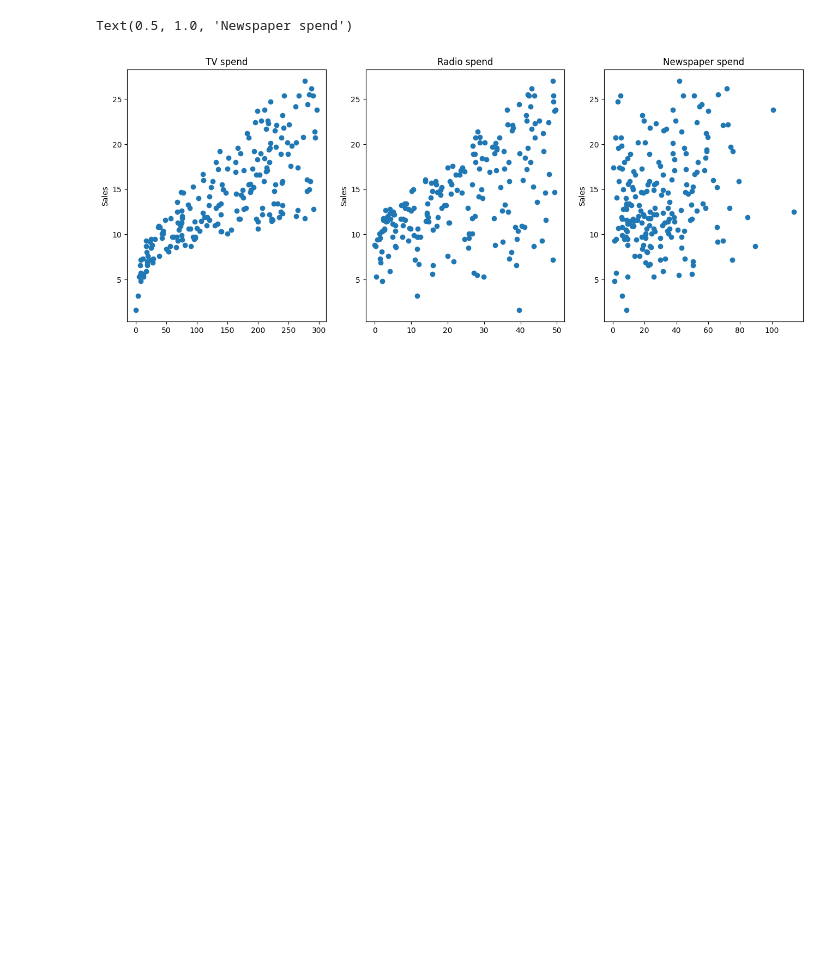
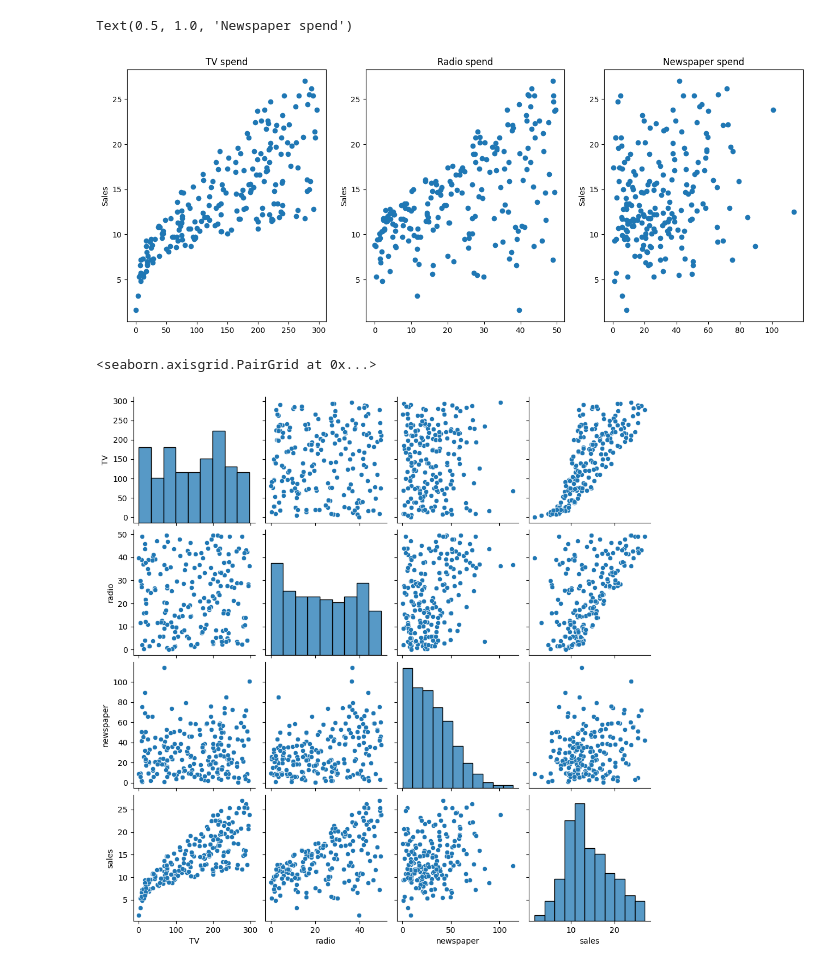
Before and after one commit to codingwithkien/Machine-Learning-with-Scikit-Learn, a Jupyter notebook: Linear Regression/train_test_split.ipynb, the cells around one changed output. Drawn from its saved outputs; the diff is of its cells as text; code cells hidden in the pictures; blank space fills up the shorter version.

Commit message:
sns.pairplot()

```diff
--- a/Linear Regression/train_test_split.ipynb
+++ b/Linear Regression/train_test_split.ipynb
@@ -31,3 +31,8 @@ axis[2].set_title("Newspaper spend")
 # %% [output]
 Text(0.5, 1.0, 'Newspaper spend')
 [figure]
+# %%
+sns.pairplot(df)
+# %% [output]
+<seaborn.axisgrid.PairGrid at 0x...>
+[figure, added]
```
Also changed, not shown: 1 other file.
